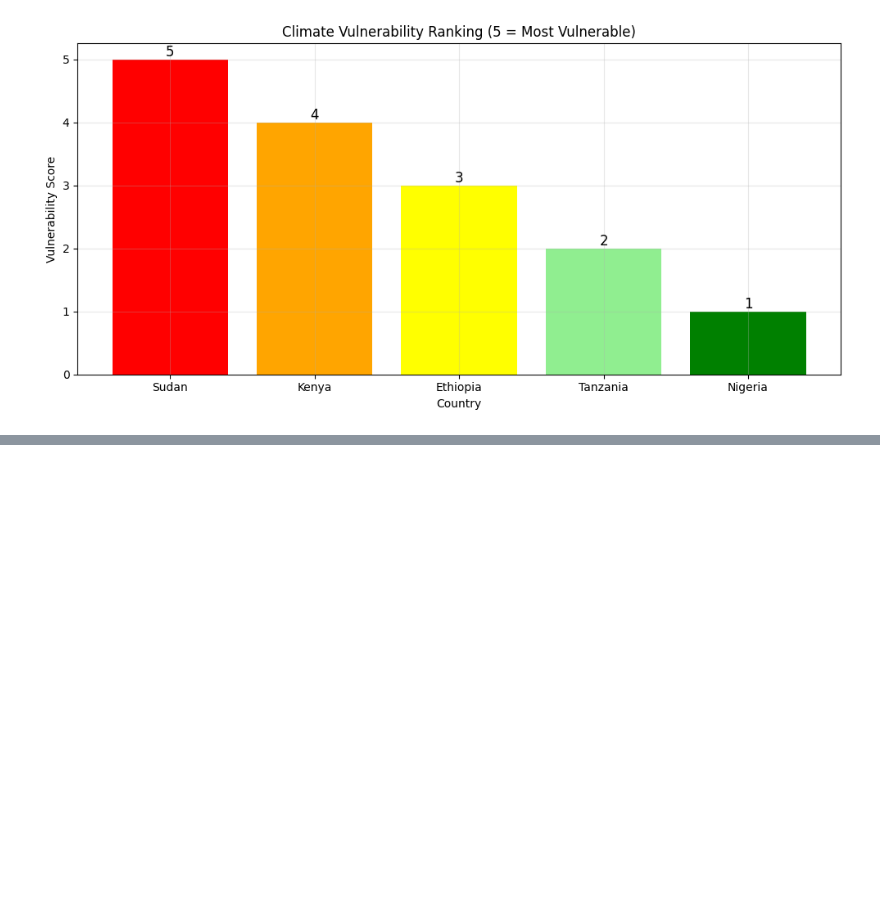
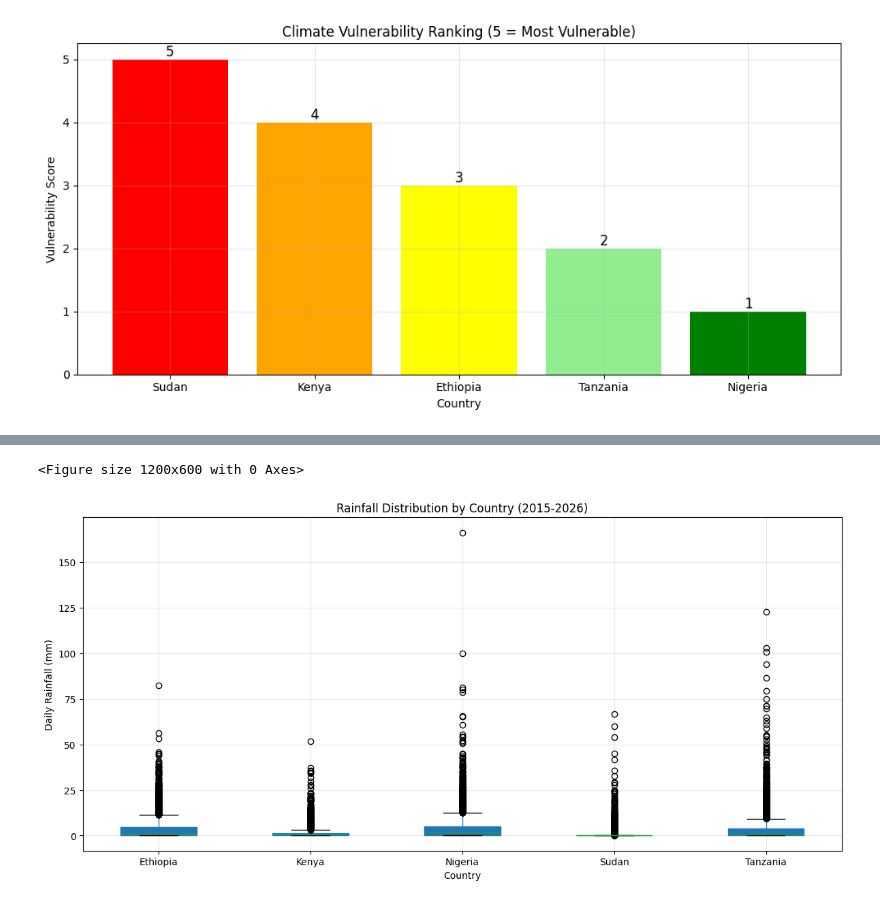
Before and after one commit to rah-salah/climate-challenge-week0, a Jupyter notebook: notebooks/compare_countries.ipynb, the cells around one changed output, grey strips where cells are left out. Cells and saved outputs as stored; diff of their text form; code cells hidden in the pictures; blank space fills up the shorter version.

```diff
--- a/notebooks/compare_countries.ipynb
+++ b/notebooks/compare_countries.ipynb
@@ -265,0 +339,17 @@ plt.show()
+# %%
+# Side by side boxplots of rainfall for all 5 countries
+plt.figure(figsize=(12, 6))
+df.boxplot(column="PRECTOTCORR", by="Country",
+           figsize=(12, 6),
+           patch_artist=True)
+
+plt.title("Rainfall Distribution by Country (2015-2026)")
+plt.suptitle("")
+plt.xlabel("Country")
+plt.ylabel("Daily Rainfall (mm)")
+plt.grid(True, alpha=0.3)
+plt.tight_layout()
+plt.show()
+# %% [output]
+<Figure size 1200x600 with 0 Axes>
+[figure, added]
```
Also changed, not shown: parts of 12 cells of this notebook.
